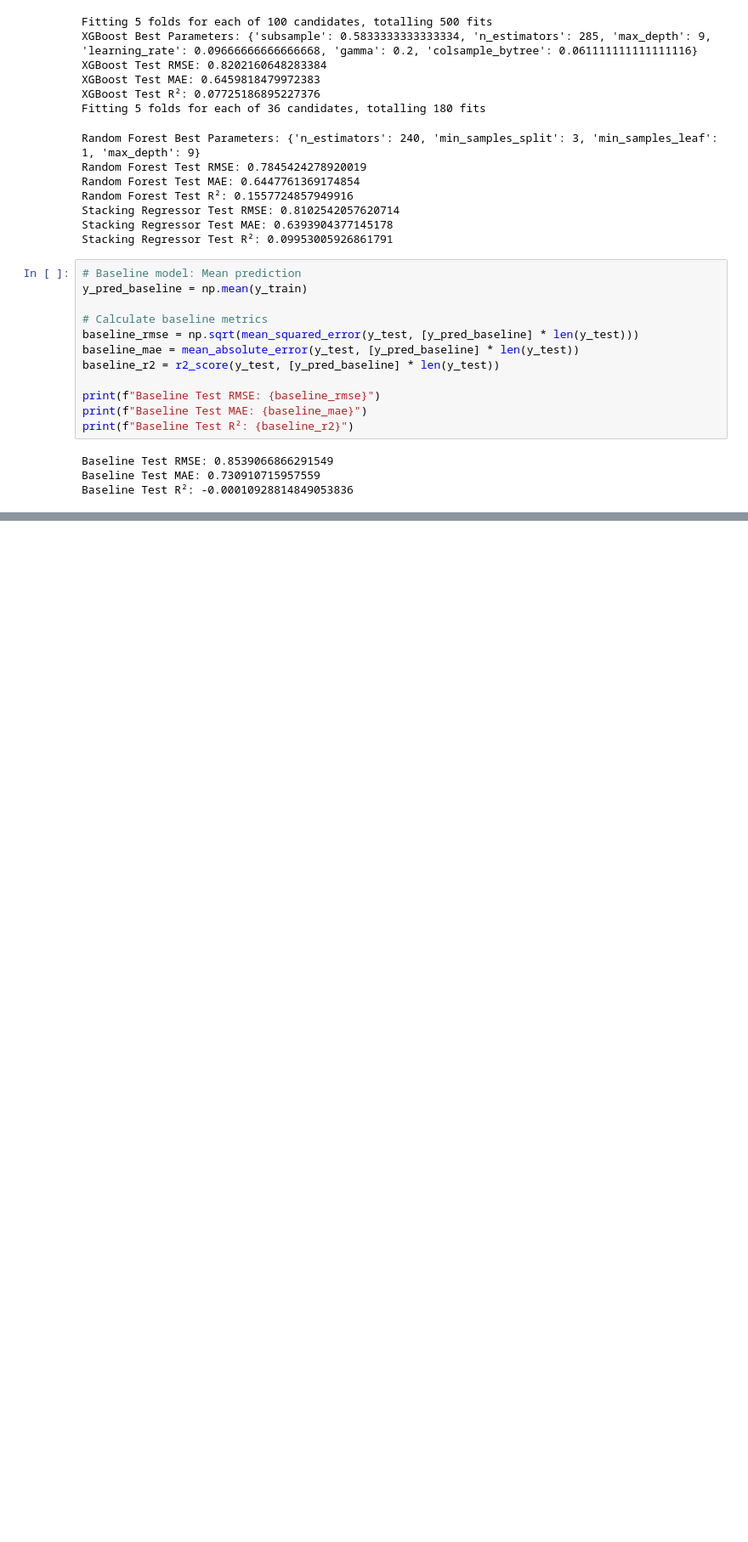
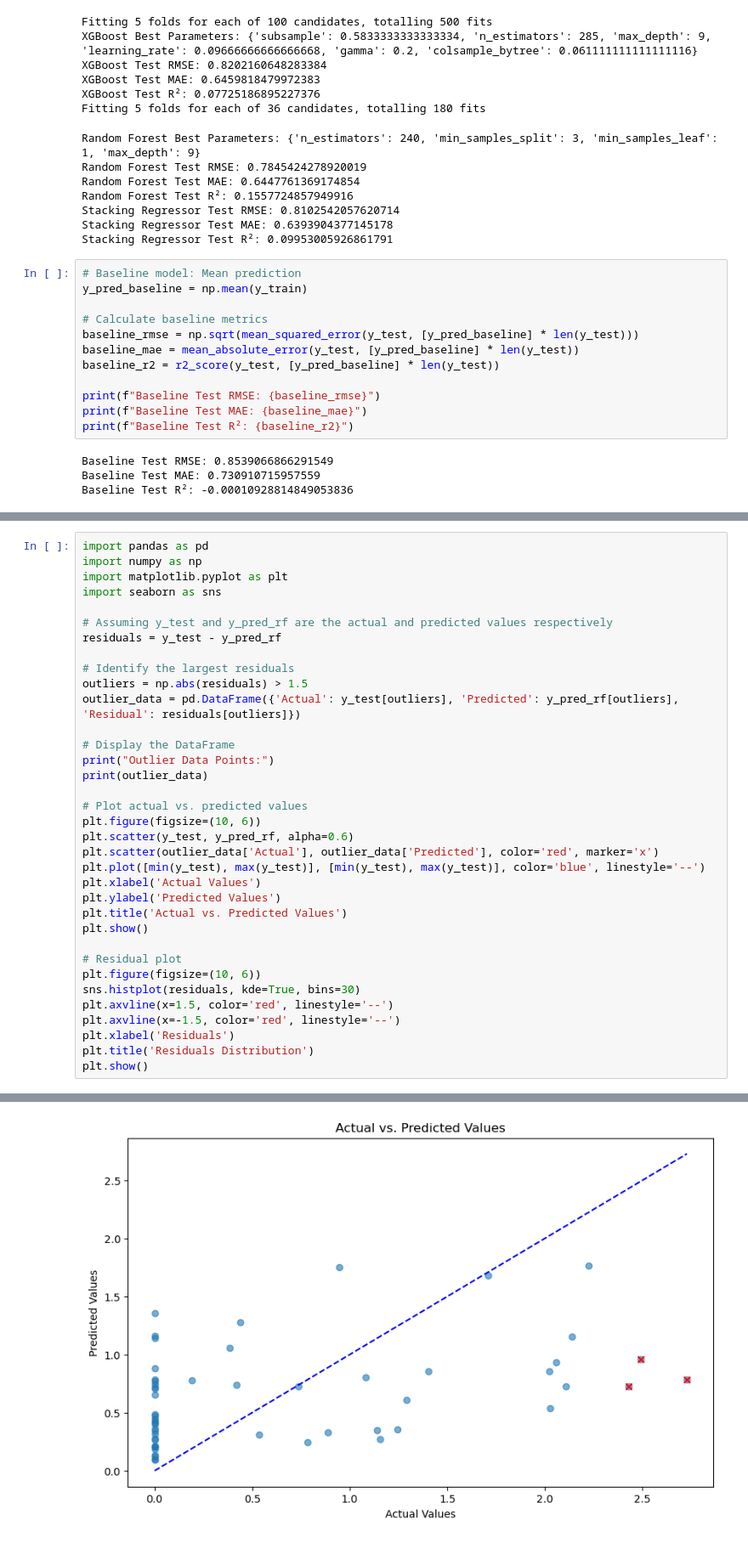
Before and after one commit to pauloarayasantiago/forest-fire-model, a Jupyter notebook: forest_fire_compiling_2.ipynb, the cells around one changed output, grey strips where cells are left out. Shown: that part at 85% size. Saved outputs shown, nothing was run; the diff lists cells and outputs as text; blank space fills up the shorter version.

```diff
--- a/forest_fire_compiling_2.ipynb
+++ b/forest_fire_compiling_2.ipynb
@@ -209,0 +241,36 @@ Baseline Test R²: -0.00010928814849053836
+# %%
+import pandas as pd
+import numpy as np
+import matplotlib.pyplot as plt
+import seaborn as sns
+
+# Assuming y_test and y_pred_rf are the actual and predicted values respectively
+residuals = y_test - y_pred_rf
+
+# Identify the largest residuals
+outliers = np.abs(residuals) > 1.5
+outlier_data = pd.DataFrame({'Actual': y_test[outliers], 'Predicted': y_pred_rf[outliers], 'Residual': residuals[outliers]})
+
+# Display the DataFrame
+print("Outlier Data Points:")
+print(outlier_data)
+
+# Plot actual vs. predicted values
+plt.figure(figsize=(10, 6))
+plt.scatter(y_test, y_pred_rf, alpha=0.6)
+plt.scatter(outlier_data['Actual'], outlier_data['Predicted'], color='red', marker='x')
+plt.plot([min(y_test), max(y_test)], [min(y_test), max(y_test)], color='blue', linestyle='--')
+plt.xlabel('Actual Values')
+plt.ylabel('Predicted Values')
+plt.title('Actual vs. Predicted Values')
+plt.show()
+
+# Residual plot
+plt.figure(figsize=(10, 6))
+sns.histplot(residuals, kde=True, bins=30)
+plt.axvline(x=1.5, color='red', linestyle='--')
+plt.axvline(x=-1.5, color='red', linestyle='--')
+plt.xlabel('Residuals')
+plt.title('Residuals Distribution')
+plt.show()
+# %% [output]
@@ -209,0 +282 @@ Baseline Test R²: -0.00010928814849053836
+[figure, added]
```
Also changed, not shown: parts of 3 cells of this notebook, 1 other file.
